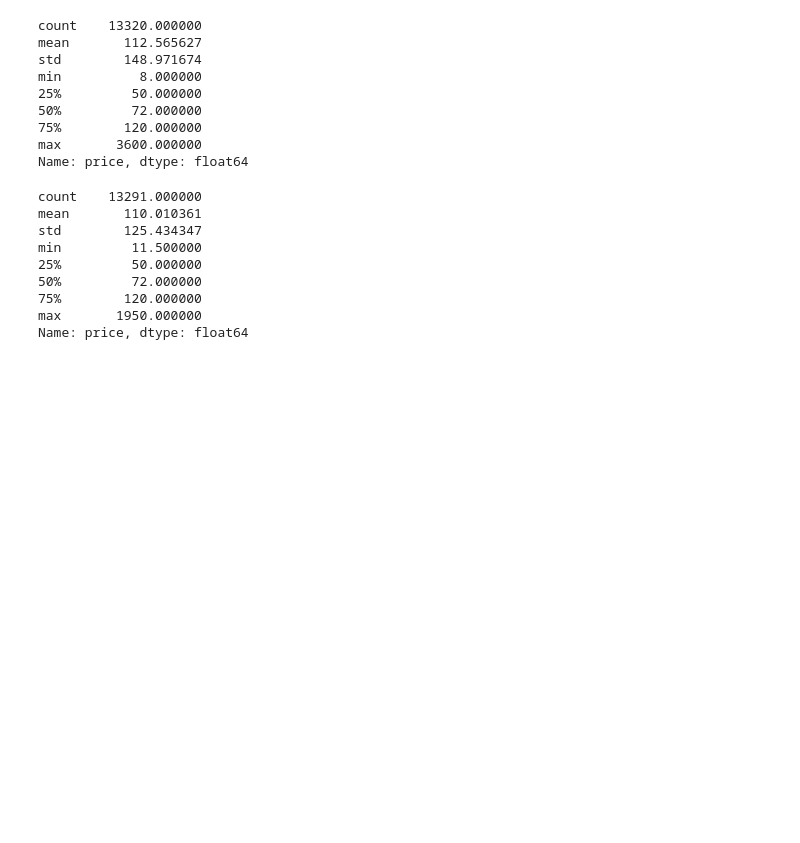
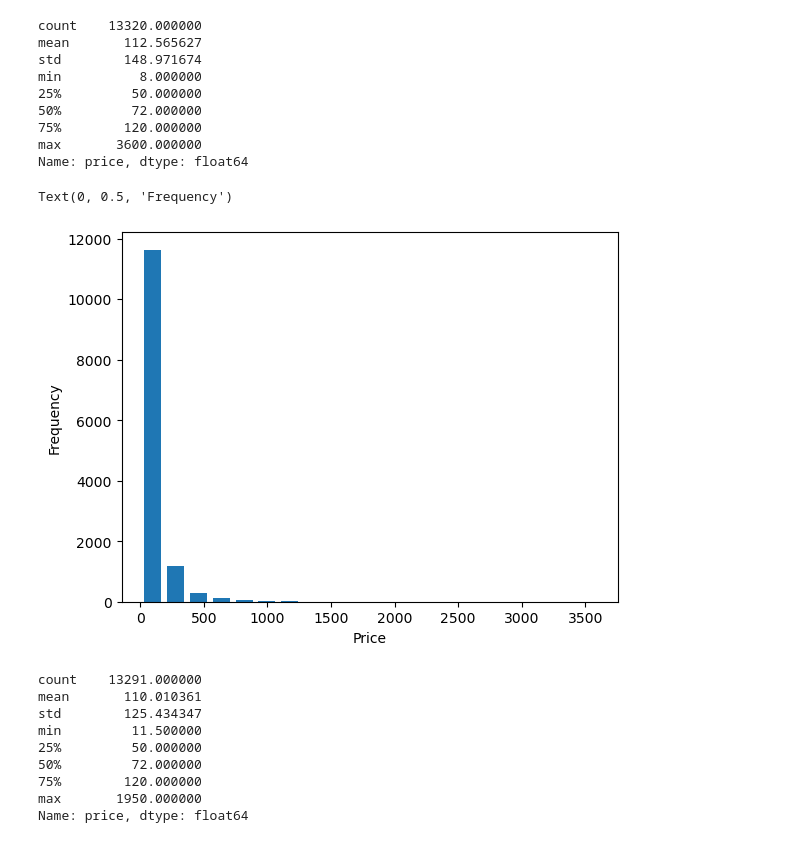
Before and after one commit to Aifedayo/data-science-maths, a Jupyter notebook: exercise-zscore.ipynb, the cells around one changed output. Drawn from its saved outputs; the diff is of its cells as text; code cells hidden in the pictures; blank space fills up the shorter version.

```diff
--- a/exercise-zscore.ipynb
+++ b/exercise-zscore.ipynb
@@ -125,6 +126,13 @@ min          8.000000
 75%        120.000000
 max       3600.000000
 Name: price, dtype: float64
+# %%
+plt.hist(df.price, bins=20, rwidth=0.75)
+plt.xlabel("Price")
+plt.ylabel("Frequency")
+# %% [output]
+Text(0, 0.5, 'Frequency')
+[figure, added]
 # %%
 # Removing outliers using percentile
 min_threshold, max_threshold = df.price.quantile([0.001, 0.999])
```
Also changed, not shown: parts of 2 cells of this notebook.
